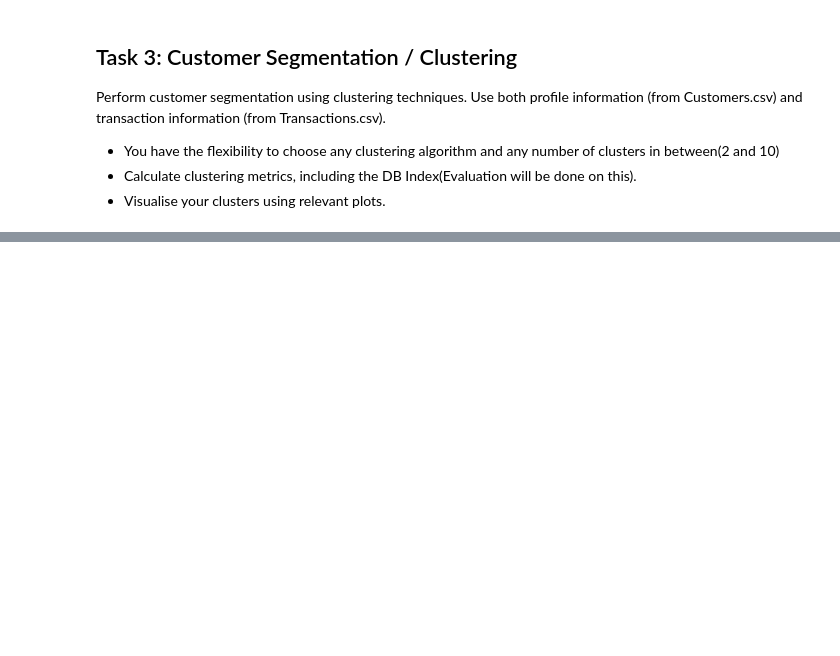
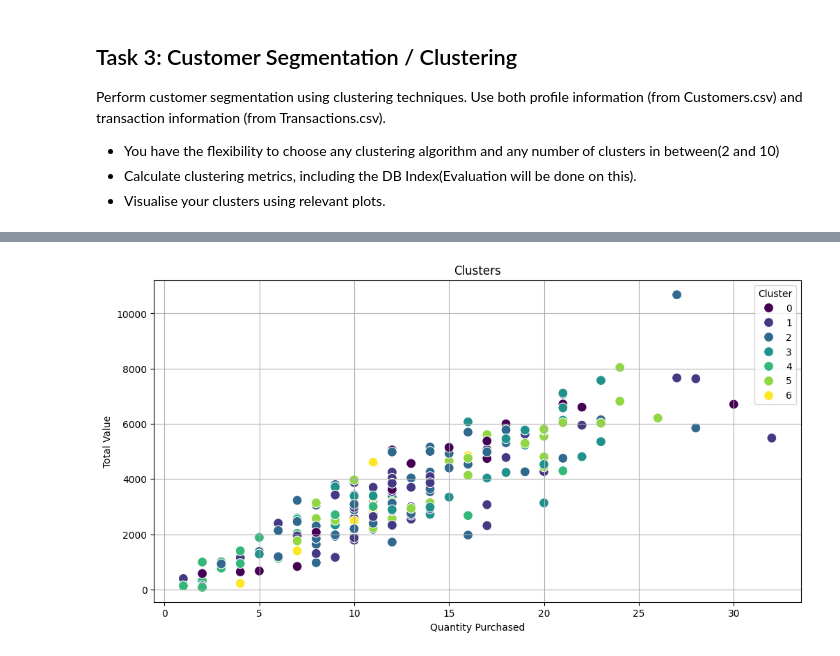
Before and after one commit to prachi-0319/Zeotap-Assignment---Data-Science, a Jupyter notebook: Prachi_Kansal_Clustering.ipynb, the cells around one changed output, grey strips where cells are left out. Cells and saved outputs as stored; diff of their text form; code cells hidden in the pictures; blank space fills up the shorter version.

```diff
--- a/Prachi_Kansal_Clustering.ipynb
+++ b/Prachi_Kansal_Clustering.ipynb
@@ -29,14 +38,14 @@ cust_profiles = df_merged.groupby('CustomerID').agg({
     'TotalValue': 'sum',
     'TransactionID':'count',
     'Quantity':'sum',
-    # 'SignupMonth': 'first',                       # Month of signup
-    'TransactionMonth': lambda x: x.mode()[0],    # Top month of transaction
+    'TransactionMonth': lambda x: x.mode()[0],
     'Region_Asia': 'first',
     'Region_Europe': 'first',
     'Region_North America': 'first',
-    'Region_South America': 'first'
+    'Region_South America': 'first',
+    'Category': lambda x: ','.join(x),
 }).reset_index()
 
-# cust_profiles['Region'] = df_merged.groupby('CustomerID')[['Region_Asia', 'Region_Europe', 'Region_North America', 'Region_South America']]
-cust_profiles['AvgTransactionValue'] = cust_profiles['TotalValue'] / cust_profiles['TransactionID']
+cust_profiles['AvgTxnValue'] = cust_profiles['TotalValue'] / cust_profiles['TransactionID']
+cust_profiles = cust_profiles.rename(columns={"TransactionID":"TotalTxns"})
 cust_profiles
@@ -138,0 +70,7 @@ print("Customer_Clusters.csv created successfully!")
+# %%
+categories_encoded = cust_profiles['Category'].str.get_dummies(sep=',')
+cust_profiles = pd.concat([cust_profiles, categories_encoded], axis=1).drop(columns=['Category'])
+# %%
+scaler = MinMaxScaler()
+scaled_cust_profiles = scaler.fit_transform(cust_profiles.iloc[:, 1:])
+scaled_cust_profiles
@@ -138,0 +91,70 @@ print("Customer_Clusters.csv created successfully!")
+# %%
+# Metrics
+db_scores = []
+silhouette_scores = []
+inertia_values = []
+
+# Defining the optimal range of clusters
+num_clusters = range(2, 10)
+
+for k in num_clusters:
+    kmeans = KMeans(n_clusters=k, random_state=1)
+    labels = kmeans.fit_predict(scaled_cust_profiles)
+
+    # Evaluating the metrics
+    db_index = davies_bouldin_score(scaled_cust_profiles, labels)
+    silhouette_avg = silhouette_score(scaled_cust_profiles, labels)
+    inertia = kmeans.inertia_
+    db_scores.append(db_index)
+    silhouette_scores.append(silhouette_avg)
+    inertia_values.append(inertia)
+
+
+# Best DB score - the least one
+best_k = num_clusters[np.argmin(db_scores)]
+print(f"Best number of clusters based on DB score: {best_k}")
+
+print("\n")
+print("Clustering Metrics Scores:")
+for clus_number, dbscore, silscore, inertiascore in zip(num_clusters, db_scores, silhouette_scores, inertia_values):
+    print(f"Clusters: {clus_number}, DB Index: {dbscore:.3f}, Silhouette Score: {silscore:.3f}, Inertia: {inertiascore:.3f}")
+
+
+# Using the best number of clusters for KMeans
+kmeans_best = KMeans(n_clusters=best_k, random_state=1)
+cust_profiles['Cluster'] = kmeans_best.fit_predict(scaled_cust_profiles)
+
+best_db_index = davies_bouldin_score(scaled_cust_profiles, cust_profiles['Cluster'])
+best_sil_score = silhouette_score(scaled_cust_profiles, cust_profiles['Cluster'])
+
+print("\n")
+print(f"Metrics for {best_k} Number of Clusters:")
+print(f"Davies-Bouldin Index: {best_db_index:.2f}")
+print(f"Silhouette Score: {best_sil_score:.2f}")
+
+
+plt.figure(figsize=(12, 6))
+sns.scatterplot(
+    x=cust_profiles['Quantity'],
+    y=cust_profiles['TotalValue'],
+    hue=cust_profiles['Cluster'],
+    palette='viridis',
+    s=100
+)
+plt.title('Clusters')
+plt.xlabel('Quantity Purchased')
+plt.ylabel('Total Value')
+plt.legend(title='Cluster', loc='upper right')
+plt.grid(True)
+plt.show()
+
+# Pairplot for comparing different features
+sns.pairplot(
+    cust_profiles,
+    vars=['TotalValue', 'TotalTxns', 'Quantity'],
+    hue='Cluster',
+    palette='viridis'
+)
+plt.suptitle('Cluster Relationships', y=1.02)
+plt.show()
+# %% [output]
@@ -138,0 +178 @@ print("Customer_Clusters.csv created successfully!")
+[figure, added]
```
Also changed, not shown: parts of 11 cells of this notebook.
